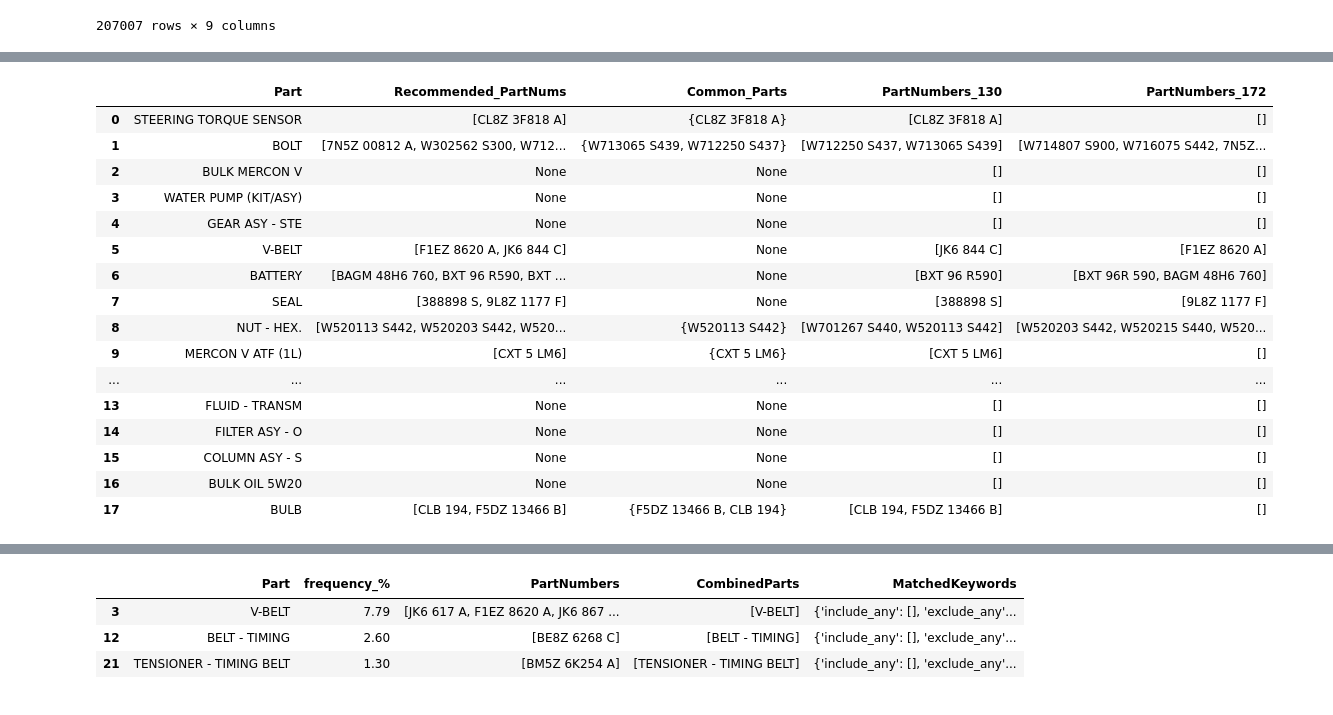
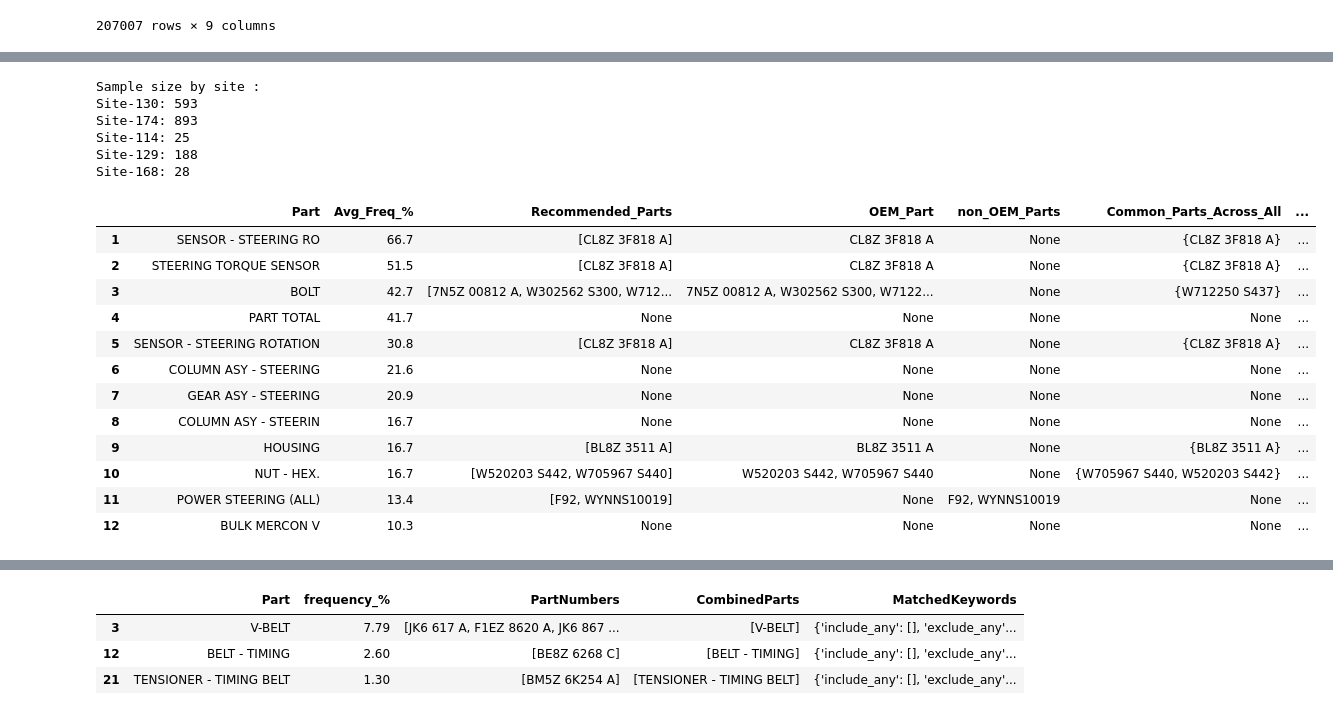
Before and after one commit to MeliPax/SPG, a Jupyter notebook: research/SPG_single_model_analysis.ipynb, the cells around one changed output, grey strips where cells are left out. Drawn from its saved outputs; the diff is of its cells as text; code cells hidden in the pictures.

Commit message:
Polished results for presentation

```diff
--- a/research/SPG_single_model_analysis.ipynb
+++ b/research/SPG_single_model_analysis.ipynb
@@ -1589,10 +1615,11 @@ def execute_model(request_tbl_df, search_key_words, labour_line_df, parts_line_d
         match_mode="contains"         # or "word"
     ).reset_index(drop=True)
 
-    # print(f"")
+    # Total sample size for the job
+    sample_size = len(requests_filtered)
 
     # display(final_df)
-    return final_df
+    return [final_df, sample_size]
 # %% [markdown]
 Illustration for Site 172
 # %%
@@ -2202,3 +2216,6 @@ filter_existing_parts(parts_test)
 key_wrd = key_wrds[1]
 results130_power_str = execute_model(request_tbl_df = request_tbl_130, search_key_words = key_wrd, labour_line_df = labourline_tbl_130, parts_line_df = partslines_tbl_130, similarity_threshold=0.7, ignore_words=[" - "], groups=groups)
 results172_power_str = execute_model(request_tbl_df = request_tbl_172, search_key_words = key_wrd, labour_line_df = labourline_tbl_172, parts_line_df = partslines_tbl_172, similarity_threshold=0.7, ignore_words=[" - "], groups=groups)
+results114_power_str = execute_model(request_tbl_df = request_tbl_114, search_key_words = key_wrd, labour_line_df = labourline_tbl_114, parts_line_df = partslines_tbl_114, similarity_threshold=0.7, ignore_words=[" - "], groups=groups)
+results129_power_str = execute_model(request_tbl_df = request_tbl_129, search_key_words = key_wrd, labour_line_df = labourline_tbl_129, parts_line_df = partslines_tbl_129, similarity_threshold=0.7, ignore_words=[" - "], groups=groups)
+results168_power_str = execute_model(request_tbl_df = request_tbl_168, search_key_words = key_wrd, labour_line_df = labourline_tbl_168, parts_line_df = partslines_tbl_168, similarity_threshold=0.7, ignore_words=[" - "], groups=groups)
@@ -2240,24 +2222,34 @@ results172_power_str = execute_model(request_tbl_df = request_tbl_172, search_ke
 # %%
+data = {
+    "130": results130_power_str,
+    "174": results172_power_str,
+    "114": results114_power_str,
+    "129": results129_power_str,
+    "168": results168_power_str
+}
 
-compare_site_results_side_by_side(results130_power_str, results172_power_str, perc_thresh=2)
+
+compare_recommended_partLists_side_by_side(data)
 # %% [output]
+Sample size by site :
+Site-130: 593
+Site-174: 893
+Site-114: 25
+Site-129: 188
+Site-168: 28
-|  | Part | Recommended_PartNums | Common_Parts | PartNumbers_130 | PartNumbers_172 |
-| 0 | STEERING TORQUE SENSOR | [CL8Z 3F818 A] | {CL8Z 3F818 A} | [CL8Z 3F818 A] | [] |
-| 1 | BOLT | [7N5Z 00812 A, W302562 S300, W712... | {W713065 S439, W712250 S437} | [W712250 S437, W713065 S439] | [W714807 S900, W716075 S442, 7N5Z... |
-| 2 | BULK MERCON V | None | None | [] | [] |
-| 3 | WATER PUMP (KIT/ASY) | None | None | [] | [] |
-| 4 | GEAR ASY - STE | None | None | [] | [] |
-| 5 | V-BELT | [F1EZ 8620 A, JK6 844 C] | None | [JK6 844 C] | [F1EZ 8620 A] |
-| 6 | BATTERY | [BAGM 48H6 760, BXT 96 R590, BXT ... | None | [BXT 96 R590] | [BXT 96R 590, BAGM 48H6 760] |
-| 7 | SEAL | [388898 S, 9L8Z 1177 F] | None | [388898 S] | [9L8Z 1177 F] |
-| 8 | NUT - HEX. | [W520113 S442, W520203 S442, W520... | {W520113 S442} | [W701267 S440, W520113 S442] | [W520203 S442, W520215 S440, W520... |
-| 9 | MERCON V ATF (1L) | [CXT 5 LM6] | {CXT 5 LM6} | [CXT 5 LM6] | [] |
-| ... | ... | ... | ... | ... | ... |
-| 13 | FLUID - TRANSM | None | None | [] | [] |
-| 14 | FILTER ASY - O | None | None | [] | [] |
-| 15 | COLUMN ASY - S | None | None | [] | [] |
-| 16 | BULK OIL 5W20 | None | None | [] | [] |
-| 17 | BULB | [CLB 194, F5DZ 13466 B] | {F5DZ 13466 B, CLB 194} | [CLB 194, F5DZ 13466 B] | [] |
+|  | Part | Avg_Freq_% | Recommended_Parts | OEM_Part | non_OEM_Parts | Common_Parts_Across_All | ... |
+| 1 | SENSOR - STEERING RO | 66.7 | [CL8Z 3F818 A] | CL8Z 3F818 A | None | {CL8Z 3F818 A} | ... |
+| 2 | STEERING TORQUE SENSOR | 51.5 | [CL8Z 3F818 A] | CL8Z 3F818 A | None | {CL8Z 3F818 A} | ... |
+| 3 | BOLT | 42.7 | [7N5Z 00812 A, W302562 S300, W712... | 7N5Z 00812 A, W302562 S300, W7122... | None | {W712250 S437} | ... |
+| 4 | PART TOTAL | 41.7 | None | None | None | None | ... |
+| 5 | SENSOR - STEERING ROTATION | 30.8 | [CL8Z 3F818 A] | CL8Z 3F818 A | None | {CL8Z 3F818 A} | ... |
+| 6 | COLUMN ASY - STEERING | 21.6 | None | None | None | None | ... |
+| 7 | GEAR ASY - STEERING | 20.9 | None | None | None | None | ... |
+| 8 | COLUMN ASY - STEERIN | 16.7 | None | None | None | None | ... |
+| 9 | HOUSING | 16.7 | [BL8Z 3511 A] | BL8Z 3511 A | None | {BL8Z 3511 A} | ... |
+| 10 | NUT - HEX. | 16.7 | [W520203 S442, W705967 S440] | W520203 S442, W705967 S440 | None | {W705967 S440, W520203 S442} | ... |
+| 11 | POWER STEERING (ALL) | 13.4 | [F92, WYNNS10019] | None | F92, WYNNS10019 | None | ... |
+| 12 | BULK MERCON V | 10.3 | None | None | None | None | ... |
 # %%
 
 key_wrd = key_wrds[2]
```
Also changed, not shown: parts of 13 cells of this notebook.
